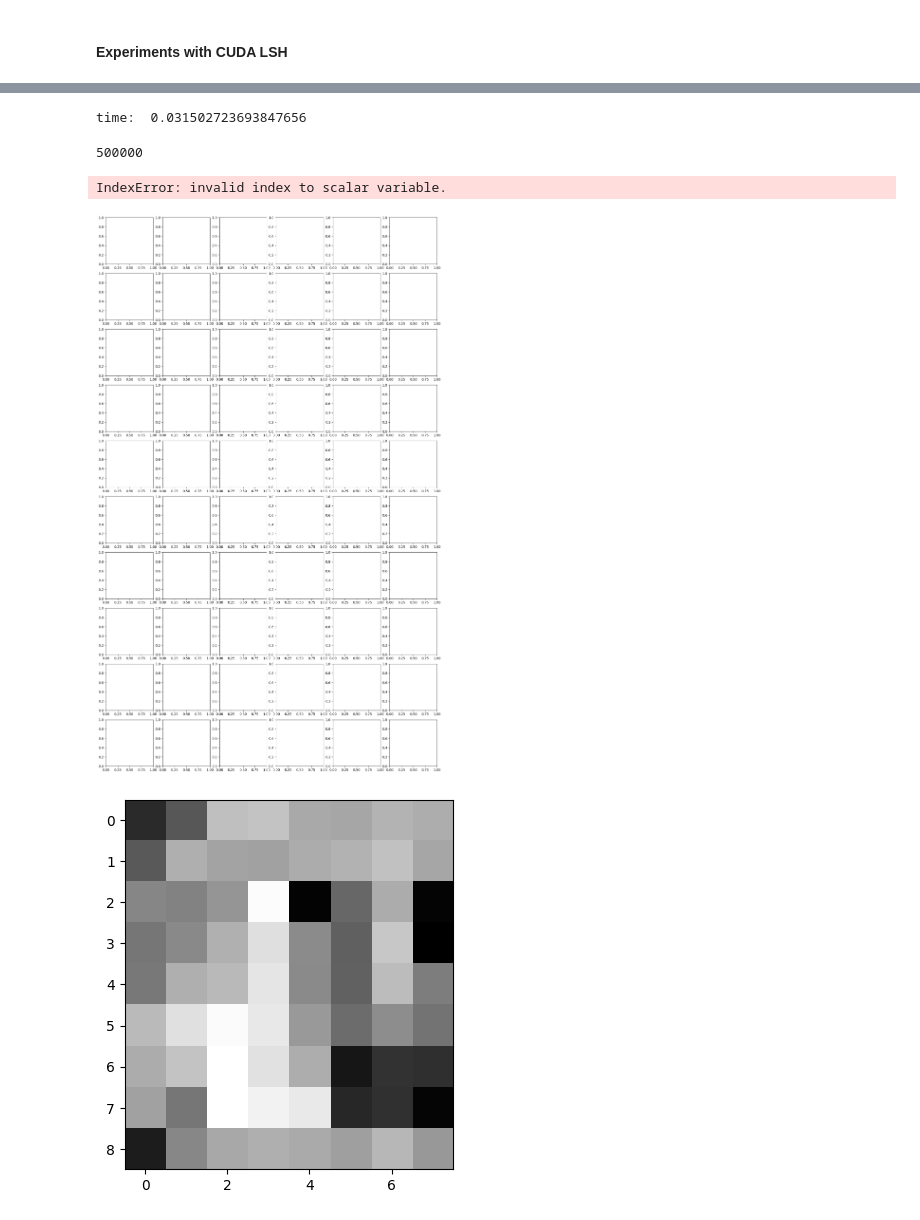
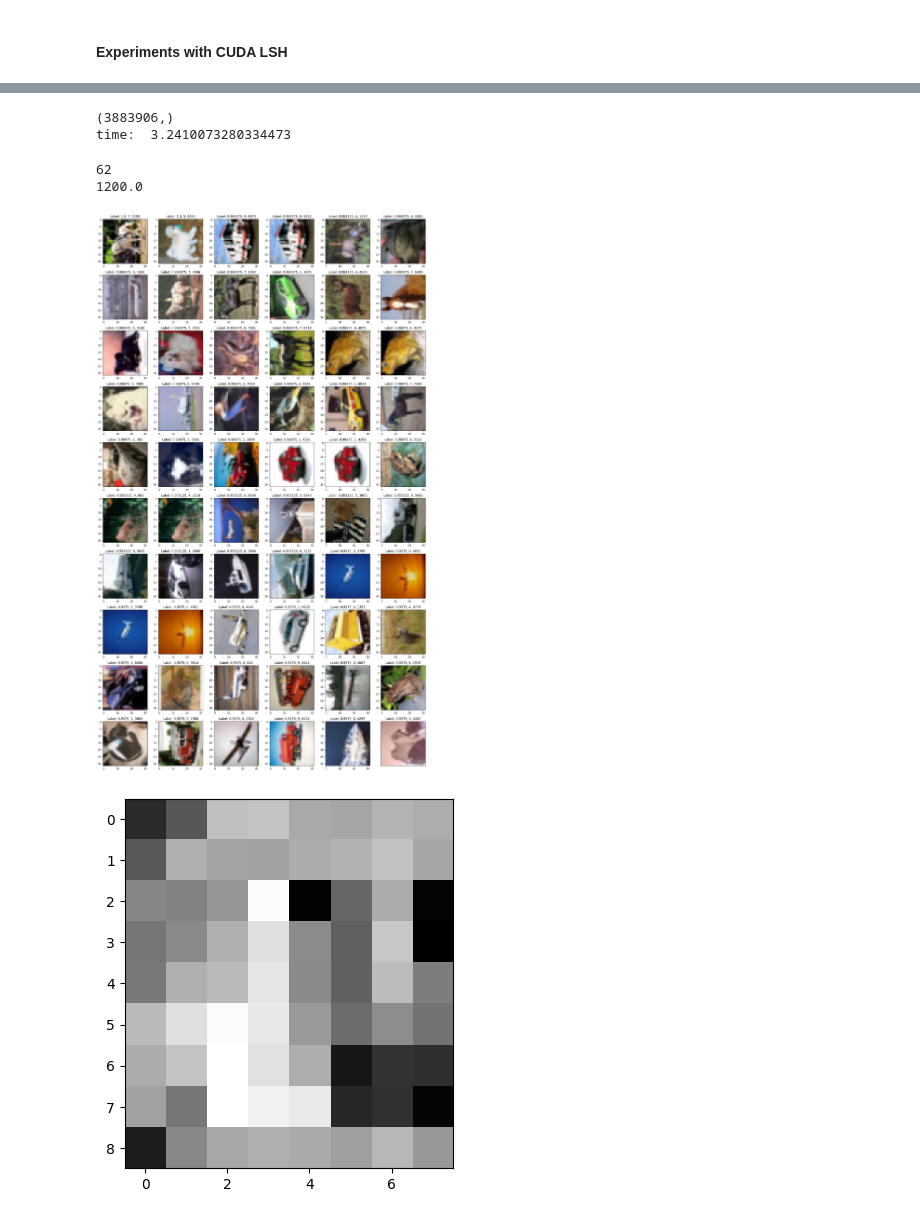
Before and after one commit to Bronomor/HashMaster, a Jupyter notebook: 3.cuLSH/cuLSH_refacored.ipynb, the cells around one changed output, grey strips where cells are left out. Cells and saved outputs as stored; diff of their text form; code cells hidden in the pictures.

```diff
--- a/3.cuLSH/cuLSH_refacored.ipynb
+++ b/3.cuLSH/cuLSH_refacored.ipynb
@@ -478,13 +478,17 @@ class LSH:
         near_duplicates.sort(key=lambda x:x[2], reverse=True)
         return near_duplicates
 # %%
+lsh = LSH(8, 8)
+
 start = time.time()
+lsh.compute_hash(CIFAR_IMAGES)
+print( "time: ", time.time() - start )
 
-lsh = LSH(8, 8)
-lsh.compute_hash(CIFAR_IMAGES)
-#pairs = lsh.compute_candidate()
-#duplicates = lsh.check_candidate(pairs,0.9)
+start = time.time()
+pairs = lsh.compute_candidate()
+print( "time: ", time.time() - start )
 
-end = time.time()
-print( "time: ", end - start )
+start = time.time()
+duplicates = lsh.check_candidate(pairs,0.9)
+print( "time: ", time.time() - start )
 # %% [output]
@@ -721,7 +735,7 @@ __global__ void ComparePairs(float* pairs, float* signatures, float* res, float
 
     if(x > pairsElements) return;
 
-    const int bitsNumbers = 32; //hash_size * hash_size / 8;
+    const int bitsNumbers = hash_size * hash_size / 8;
     const int imageIdx1 = pairs[x*2];
     const int imageIdx2 = pairs[x*2+1];
     unsigned int hammingDistance = 0;
@@ -837,10 +858,13 @@ class LSH:
 # %%
 start = time.time()
+lsh = LSH(8, 8, CIFAR_IMAGES)
+print( "time: ", time.time() - start )
 
-lsh = LSH(20, 16, CIFAR_IMAGES)
+start = time.time()
 lsh.compute_hash()
+print( "time: ", time.time() - start )
+
+start = time.time()
 pairs = lsh.compute_candidate()
-
-end = time.time()
-print( "time: ", end - start )
+print( "time: ", time.time() - start )
 # %% [output]
@@ -852,42 +878,46 @@ len(pairs) # zamineic na rozpakowane bity / skalowanie
 # %%
 start = time.time()
-duplicates = lsh.check_candidate(pairs,0.7)
+duplicates = lsh.check_candidate(pairs,0.9)
 end = time.time()
 print( "time: ", end - start )
 # %% [output]
-time:  0.031502723693847656
+(3883906,)
+time:  3.2410073280334473
 # %%
-len(duplicates)
-#len([print(x) for x in duplicates if x > 0]) #5409
+print( len(duplicates) )
+print( duplicates[0][0] )
+#for i in range(0, len(duplicates)):
+#    if duplicates[i] != 0:
+#        print(duplicates[i])
 # %% [output]
-500000
+62
+1200.0
 # %%
 from matplotlib import pyplot as plt
 
 num_row = 10
 num_col = 6
 
-idx_start = 750;
+idx_start = 0;
 
 fig, axes = plt.subplots(num_row, num_col, figsize=(3*num_col,3*num_row))
 for i in range(0, num_row*num_col, 2):
     ax = axes[i//num_col, i%num_col]
-    ax.imshow(CIFAR_IMAGES[duplicates[i//2 + idx_start][0]].reshape(3,32,32).T)
-    ax.set_title(f"""Label: {duplicates[i//2 + idx_start][2]}, {CIFAR_LABELS[duplicates[i//2 + idx_start][0]]}, {duplicates[i//2 + idx_start][0]}""")
+    ax.imshow(CIFAR_IMAGES[int(duplicates[i//2 + idx_start][0])].reshape(3,32,32).T)
+    ax.set_title(f"""Label: {duplicates[i//2 + idx_start][2]}, {CIFAR_LABELS[int(duplicates[i//2 + idx_start][0])]}, {int(duplicates[i//2 + idx_start][0])}""")
 
     ax = axes[(i+1)//num_col, (i+1)%num_col]
-    ax.imshow(CIFAR_IMAGES[duplicates[i//2 + idx_start][1]].reshape(3,32,32).T)
-    ax.set_title(f"""Label: {duplicates[i//2 + idx_start][2]}, {CIFAR_LABELS[duplicates[i//2 + idx_start][1]]}, {duplicates[i//2 + idx_start][1]}""")
+    ax.imshow(CIFAR_IMAGES[int(duplicates[i//2 + idx_start][1])].reshape(3,32,32).T)
+    ax.set_title(f"""Label: {duplicates[i//2 + idx_start][2]}, {CIFAR_LABELS[int(duplicates[i//2 + idx_start][1])]}, {int(duplicates[i//2 + idx_start][1])}""")
 
 
 plt.tight_layout()
 plt.xticks([])
 plt.yticks([])
 
 plt.show()
 # %% [output]
-IndexError: invalid index to scalar variable.
-[figure, old version]
+[figure, new version]
 # %%
 INPUT_IMAGE_1 = CIFAR_IMAGES[206].astype(numpy.float32).reshape(1 * ROWS * COLUMNS * 3)
 OUT_HASH_1    = numpy.zeros([1 * 72]).astype(numpy.float32)
```
Also changed, not shown: parts of 13 cells of this notebook, 7 other files.
